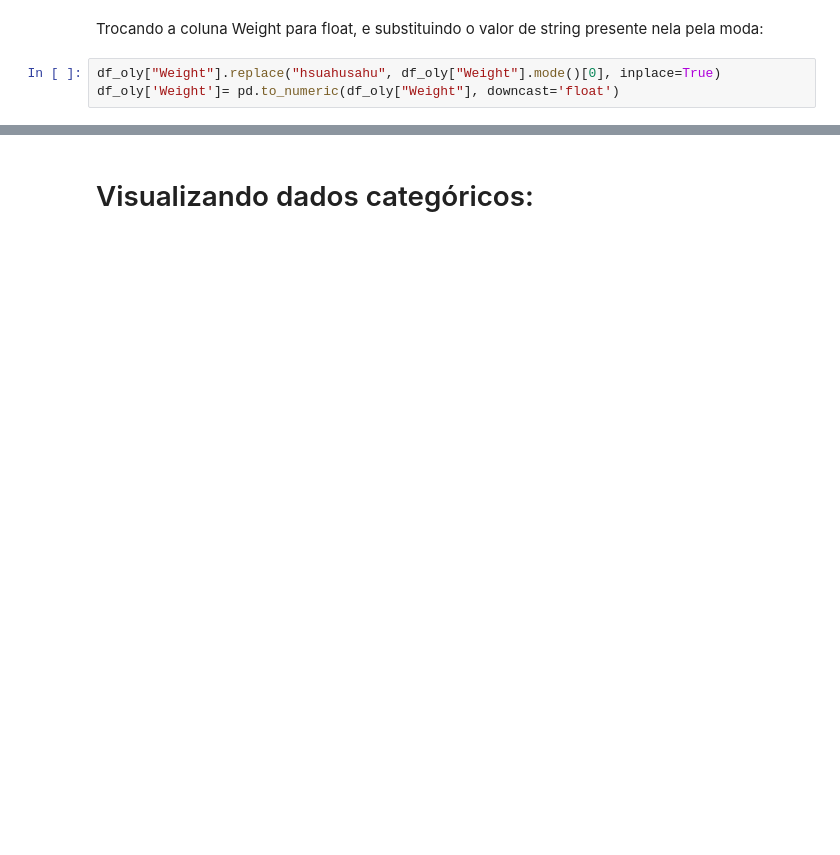
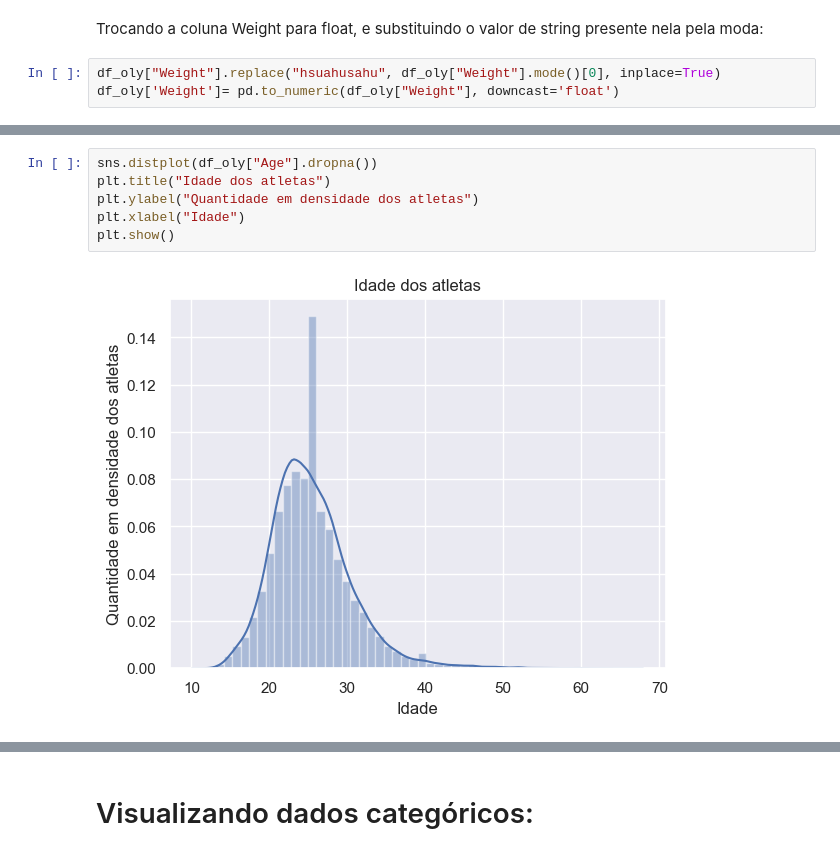
Before and after one commit to dnlfrozi/Projetinho-de-Limpeza, a Jupyter notebook: analíse.ipynb, the cells around one changed output, grey strips where cells are left out. Saved outputs shown, nothing was run; the diff lists cells and outputs as text; blank space fills up the shorter version.

```diff
--- a/analíse.ipynb
+++ b/analíse.ipynb
@@ -120,0 +160,8 @@ df_oly['Weight']= pd.to_numeric(df_oly["Weight"], downcast='float')
+# %%
+sns.distplot(df_oly["Age"].dropna())
+plt.title("Idade dos atletas")
+plt.ylabel("Quantidade em densidade dos atletas")
+plt.xlabel("Idade")
+plt.show()
+# %% [output]
+[figure, added]
```
Also changed, not shown: parts of 32 cells of this notebook.
